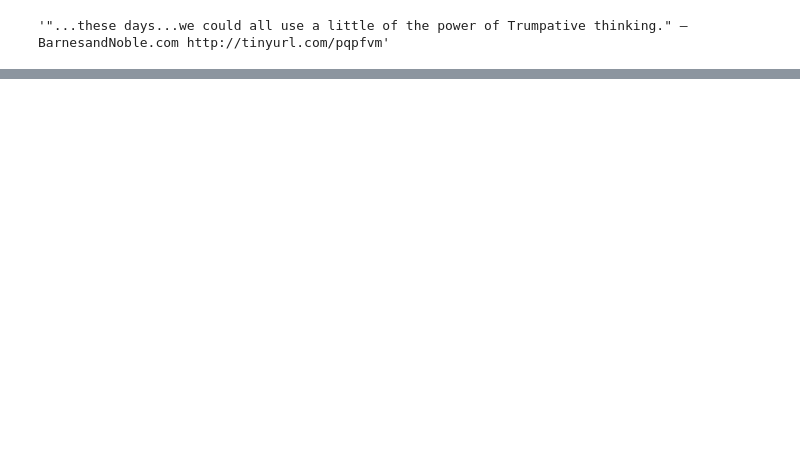
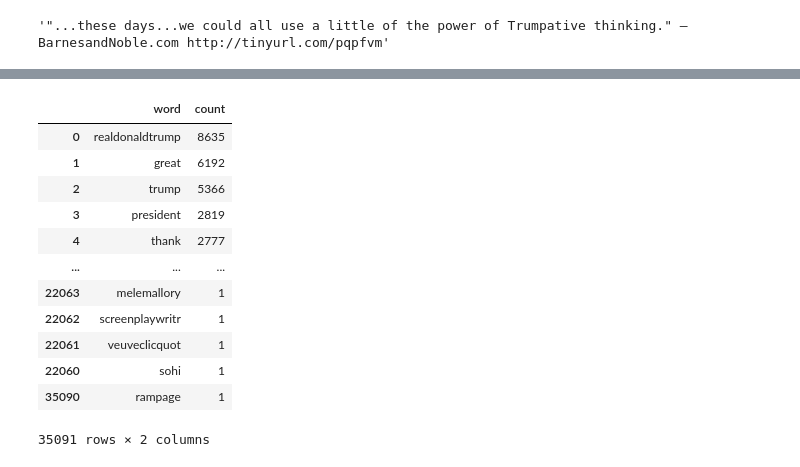
Before and after one commit to sandbox-industries/conronawithlime, a Jupyter notebook: Natural Language Processing Example.ipynb, the cells around one changed output, grey strips where cells are left out. Drawn from its saved outputs; the diff is of its cells as text; code cells hidden in the pictures; blank space fills up the shorter version.

```diff
--- a/Natural Language Processing Example.ipynb
+++ b/Natural Language Processing Example.ipynb
@@ -49 +57,18 @@ words_freq
  ...]
+# %%
+t = pd.DataFrame.from_records(words_freq, columns=['word', 'count'])
+t.sort_values('count', ascending=False)
+# %% [output]
+|  | word | count |
+| 0 | realdonaldtrump | 8635 |
+| 1 | great | 6192 |
+| 2 | trump | 5366 |
+| 3 | president | 2819 |
+| 4 | thank | 2777 |
+| ... | ... | ... |
+| 22063 | melemallory | 1 |
+| 22062 | screenplaywritr | 1 |
+| 22061 | veuveclicquot | 1 |
+| 22060 | sohi | 1 |
+| 35090 | rampage | 1 |
+35091 rows × 2 columns
```
Also changed, not shown: parts of 5 cells of this notebook, 4 other files.
